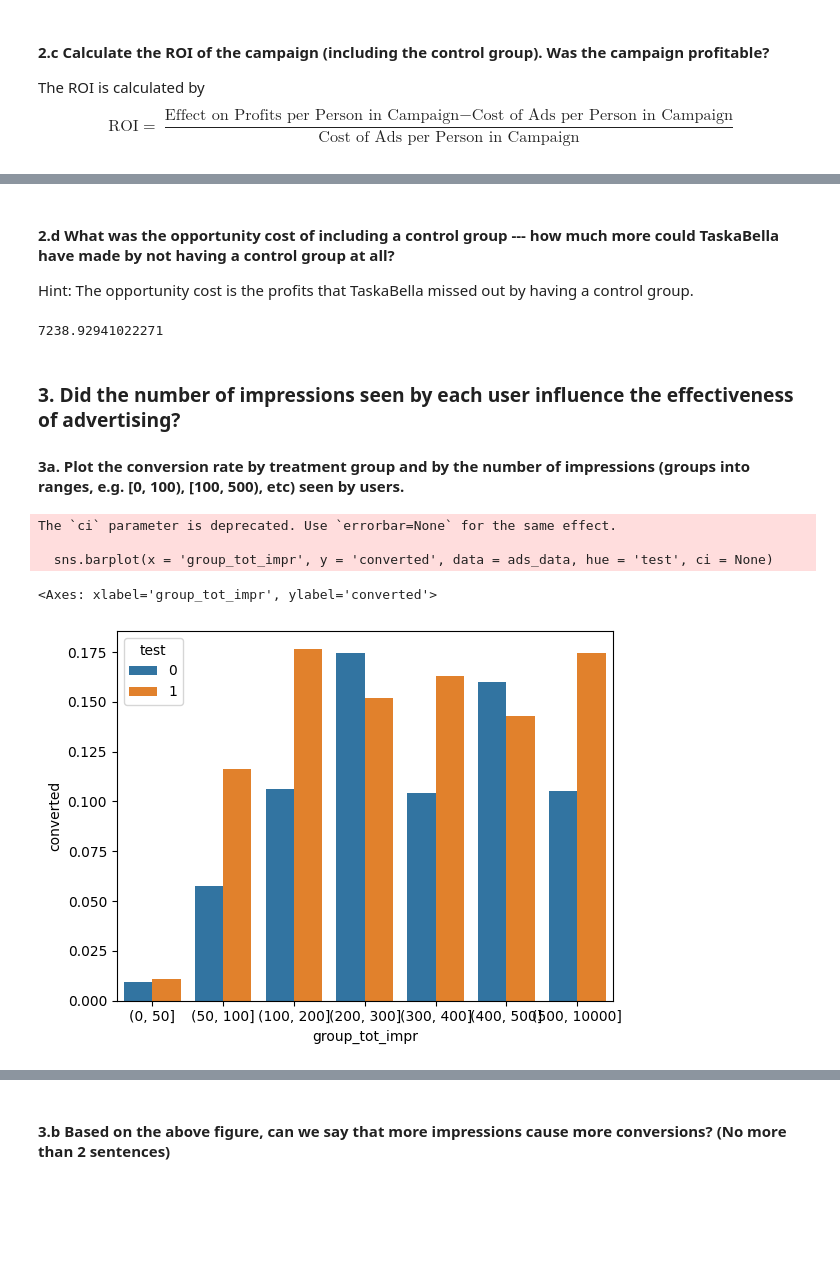
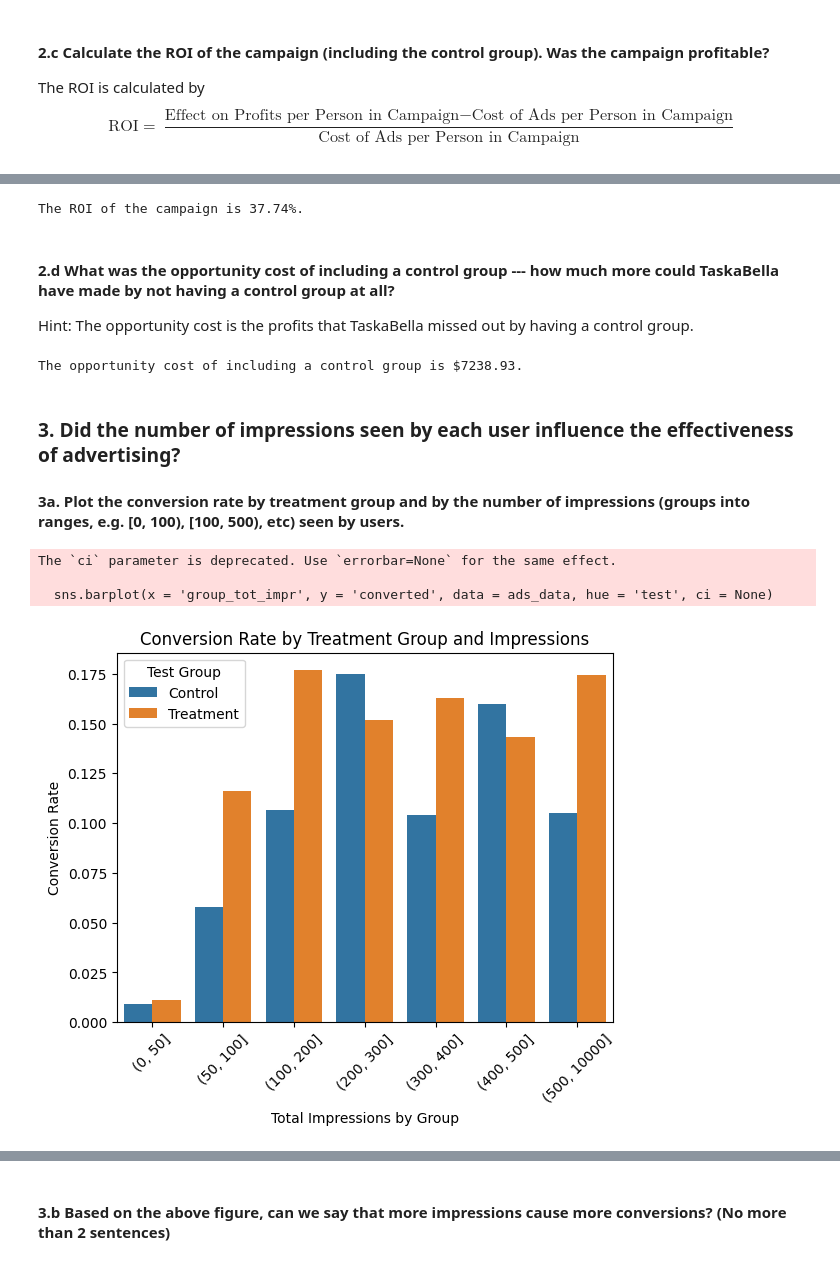
Before and after one commit to christinabrnn/Python-Study, a Jupyter notebook: assignment2.ipynb, the cells around one changed output, grey strips where cells are left out. Cells and saved outputs as stored; diff of their text form; code cells hidden in the pictures; blank space fills up the shorter version.

```diff
--- a/assignment2.ipynb
+++ b/assignment2.ipynb
@@ -122,15 +121,17 @@ roi
+# %%
+roi = (profit_per_person - total_cost_per_person) / total_cost_per_person
+print(f"The ROI of the campaign is {round(roi * 100, 2)}%.")
+# %% [output]
+The ROI of the campaign is 37.74%.
 # %% [markdown]
 #### 2.d What was the opportunity cost of including a control group --- how much more could TaskaBella have made by not having a control group at all?
 Hint: The opportunity cost is the profits that TaskaBella missed out by having a control group.
 # %%
-total_profit
-
 control_group_size = len(ads_data[ads_data['test'] == 0])
-
 opportunity_cost = ate * profit_per_conversion * control_group_size
-opportunity_cost
+print(f"The opportunity cost of including a control group is ${round(opportunity_cost, 2)}.")
 # %% [output]
-7238.92941022271
+The opportunity cost of including a control group is $7238.93.
 # %% [markdown]
 ### 3. Did the number of impressions seen by each user influence the effectiveness of advertising?
 
@@ -141,12 +142,19 @@ bins = pd.IntervalIndex.from_tuples([(0,50), (50,100), (100, 200), (200, 300), (
 
 ads_data['group_tot_impr'] = pd.cut(ads_data['tot_impr'], bins)
 # %%
-import plotly as plt
+import matplotlib.pyplot as plt
 
 sns.barplot(x = 'group_tot_impr', y = 'converted', data = ads_data, hue = 'test', ci = None)
+
+plt.title('Conversion Rate by Treatment Group and Impressions')
+plt.xlabel('Total Impressions by Group')
+plt.xticks(rotation=45)
+plt.ylabel('Conversion Rate')
+plt.legend(title='Test Group', labels=['Control', 'Treatment'])
+
+plt.show()
 # %% [output]
 The `ci` parameter is deprecated. Use `errorbar=None` for the same effect.
 
   sns.barplot(x = 'group_tot_impr', y = 'converted', data = ads_data, hue = 'test', ci = None)
-<Axes: xlabel='group_tot_impr', ylabel='converted'>
-[figure, old version]
+[figure, new version]
```
Also changed, not shown: parts of 17 cells of this notebook.
